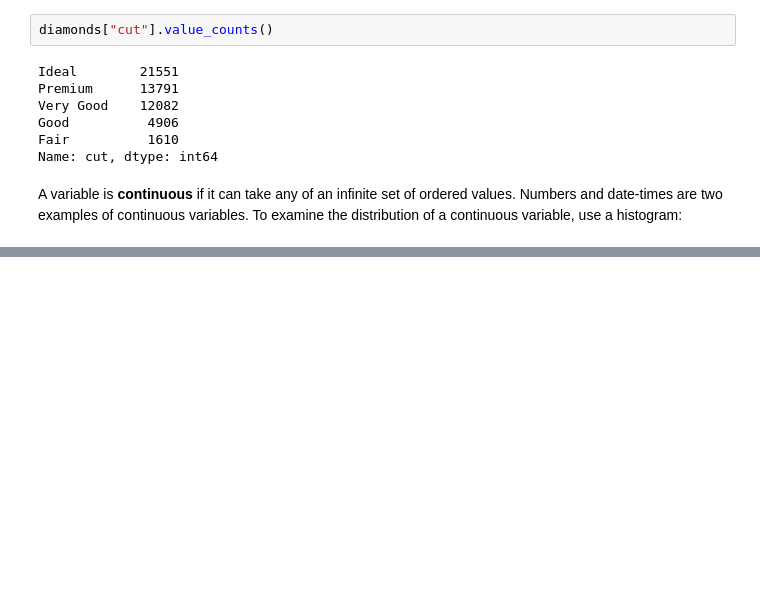
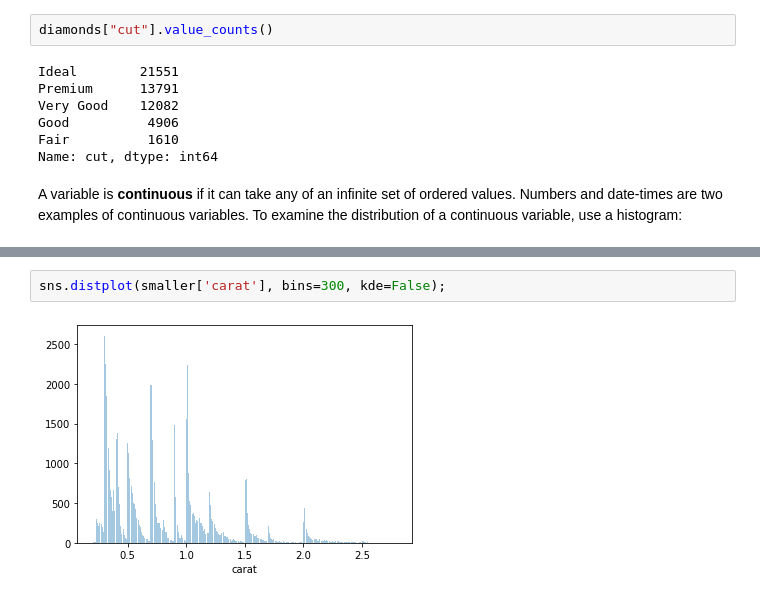
Before and after one commit to markumreed/ds4b, a Jupyter notebook: python_ds4b/01_exploration/03_exploratory_data_analysis/00_eda.ipynb, the cells around one changed output, grey strips where cells are left out. Cells and saved outputs as stored; diff of their text form; blank space fills up the shorter version.

```diff
--- a/python_ds4b/01_exploration/03_exploratory_data_analysis/00_eda.ipynb
+++ b/python_ds4b/01_exploration/03_exploratory_data_analysis/00_eda.ipynb
@@ -93,0 +112,4 @@ NameError: ignored
+# %%
+sns.distplot(smaller['carat'], bins=300, kde=False);
+# %% [output]
+[figure, added]
```
Also changed, not shown: parts of 33 cells of this notebook.
